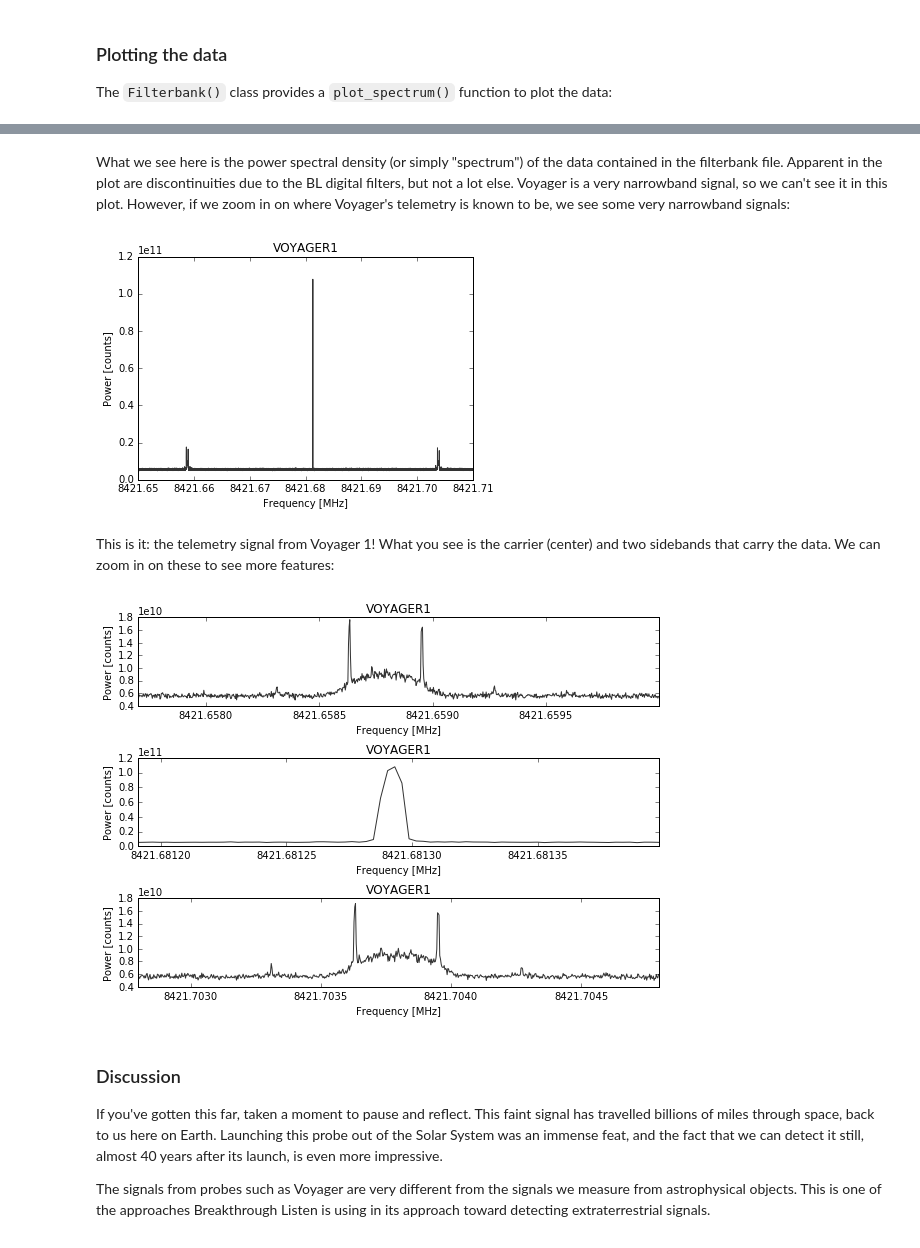
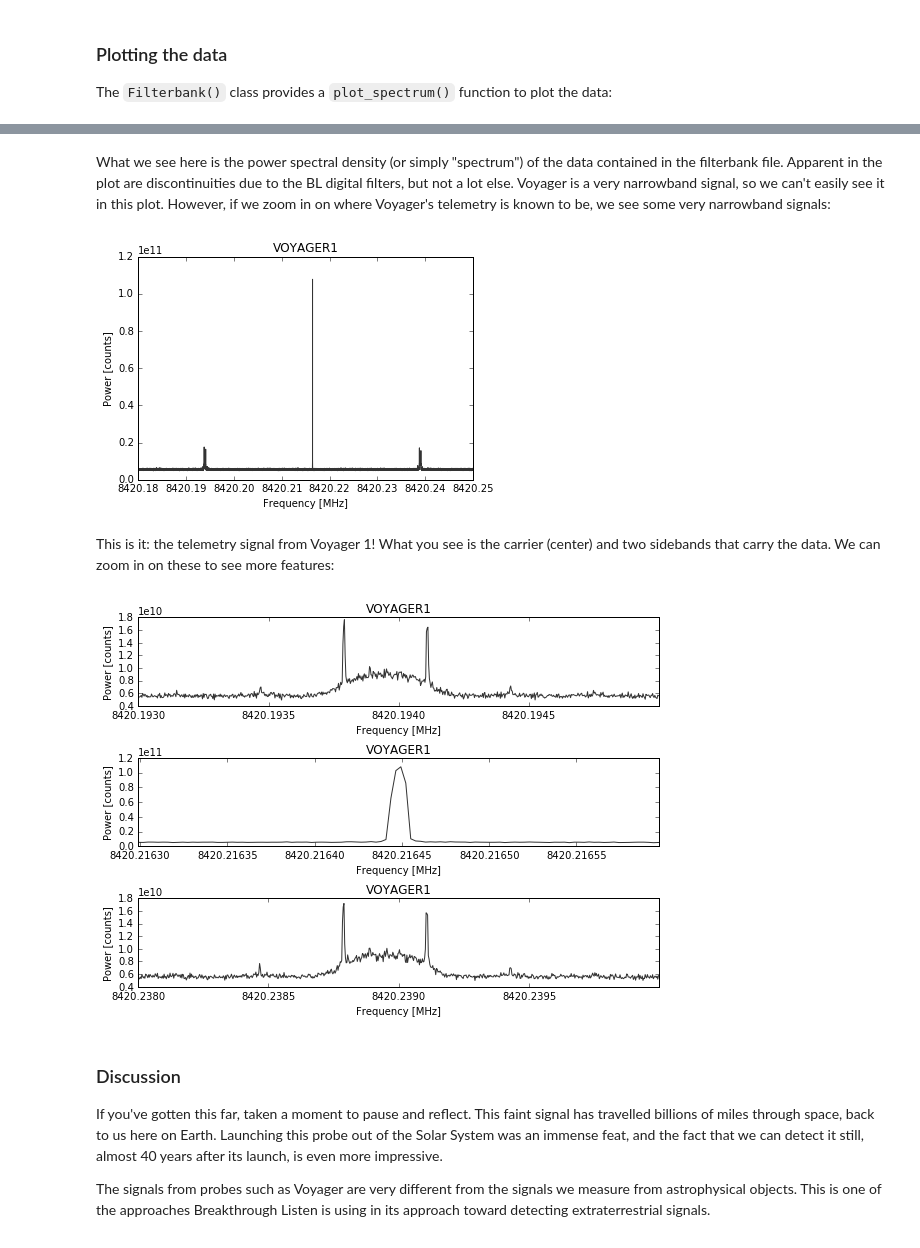
Before and after one commit to UCBerkeleySETI/breakthrough, a Jupyter notebook: GBT/voyager/voyager.ipynb, the cells around one changed output, grey strips where cells are left out. Cells and saved outputs as stored; diff of their text form; code cells hidden in the pictures.

Commit message:
Modified Voyager notebook for frequency offset

```diff
--- a/GBT/voyager/voyager.ipynb
+++ b/GBT/voyager/voyager.ipynb
@@ -85,22 +86,22 @@ obs.plot_spectrum()
 # %% [markdown]
-What we see here is the power spectral density (or simply "spectrum") of the data contained in the filterbank file. Apparent in the plot are discontinuities due to the BL digital filters, but not a lot else. Voyager is a very narrowband signal, so we can't see it in this plot. However, if we zoom in on where Voyager's telemetry is known to be, we see some very narrowband signals:
+What we see here is the power spectral density (or simply "spectrum") of the data contained in the filterbank file. Apparent in the plot are discontinuities due to the BL digital filters, but not a lot else. Voyager is a very narrowband signal, so we can't easily see it in this plot. However, if we zoom in on where Voyager's telemetry is known to be, we see some very narrowband signals:
 # %%
-obs.plot_spectrum(f_start=8421.65, f_stop=8421.71)
+obs.plot_spectrum(f_start=8420.18, f_stop=8420.25)
 # %% [output]
-[figure, old version]
+[figure, new version]
 # %% [markdown]
 This is it: the telemetry signal from Voyager 1! What you see is the carrier (center) and two sidebands that carry the data. We can zoom in on these to see more features:
 # %%
 plt.figure(figsize=(8, 6))
 plt.subplot(3,1,1)
-obs.plot_spectrum(f_start=8421.6577, f_stop=8421.6600) # left sideband
+obs.plot_spectrum(f_start=8420.193, f_stop=8420.195) # left sideband
 plt.subplot(3,1,2)
-obs.plot_spectrum(f_start=8421.68119, f_stop=8421.68140) # carrier
+obs.plot_spectrum(f_start=8420.2163, f_stop=8420.2166) # carrier
 plt.subplot(3,1,3)
-obs.plot_spectrum(f_start=8421.7028, f_stop=8421.7048) # right sideband
+obs.plot_spectrum(f_start=8420.238, f_stop=8420.24) # right sideband
 plt.tight_layout()
 # %% [output]
-[figure, old version]
+[figure, new version]
 # %% [markdown]
 ### Discussion
 
```
Also changed, not shown: parts of 2 cells of this notebook.
